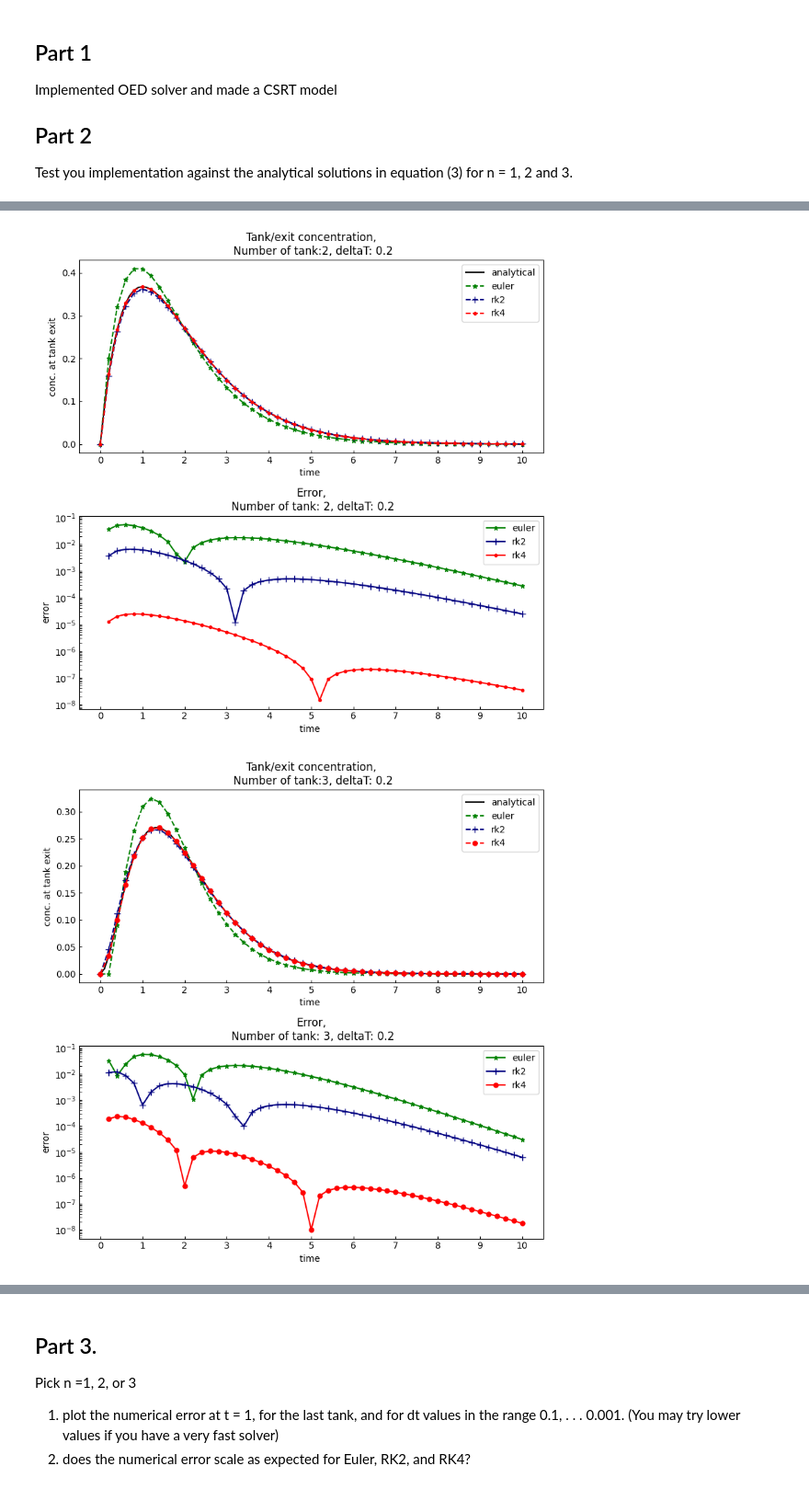
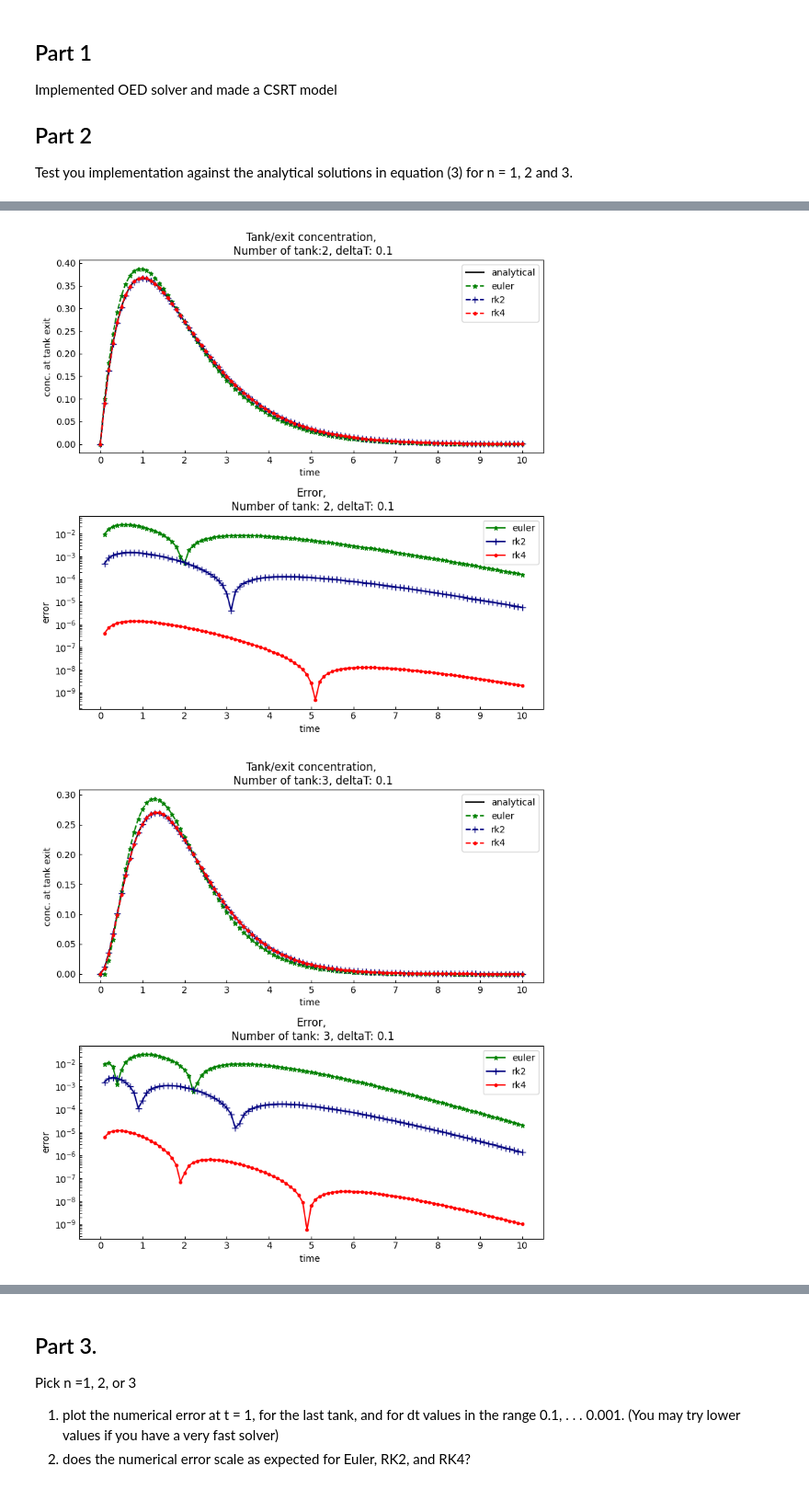
Before and after one commit to waves-stats/MOD_510_2023_autumn, a Jupyter notebook: Partha/project3/mod510_project3_partha_v3_hodjat.ipynb, the cells around one changed output, grey strips where cells are left out. Shown at 92% size. Cells and saved outputs as stored; diff of their text form; code cells hidden in the pictures.

```diff
--- a/Partha/project3/mod510_project3_partha_v3_hodjat.ipynb
+++ b/Partha/project3/mod510_project3_partha_v3_hodjat.ipynb
@@ -188,7 +188,10 @@ class CSTRModel():
             case other:
                 print('Time signature not recognized')
         self.dts = self.ts[1:]- self.ts[:-1]
-        self.tsa = np.unique(np.sort(np.append(self.ts, np.arange(self.ts[0], self.ts[-1], 0.1))))
+        if dt > 0.1:
+            step = 0.1
+        else: step = dt
+        self.tsa = np.unique(np.sort(np.append(self.ts, np.arange(self.ts[0], self.ts[-1], step))))
 
     def cstr(self, conc, ti,N=2,tau=2):
         '''
@@ -350,8 +353,8 @@ method_comparision(tau=2, N=1, dt=1, Tmax=20, c_init='first')
 # %%
-method_comparision(tau=2, N=2, dt=0.2, Tmax=10, c_init='first')
+method_comparision(tau=2, N=2, dt=0.1, Tmax=10, c_init='first')
 # %% [output]
-[figure, old version]
+[figure, new version]
 # %%
-method_comparision(tau=2, N=3, dt=0.2, Tmax=10, c_init='first')
+method_comparision(tau=2, N=3, dt=0.1, Tmax=10, c_init='first')
 # %% [output]
-[figure, old version]
+[figure, new version]
```
Also changed, not shown: parts of 10 cells of this notebook.
